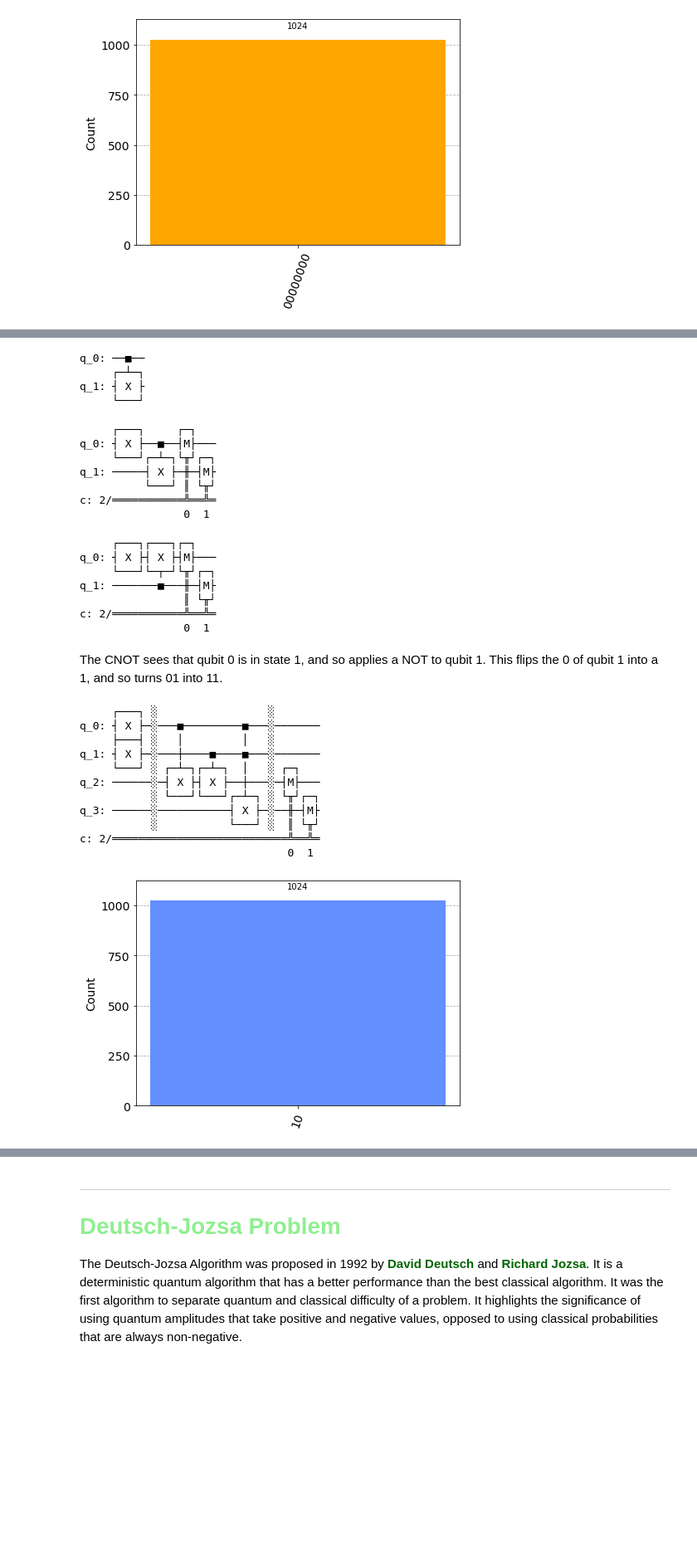
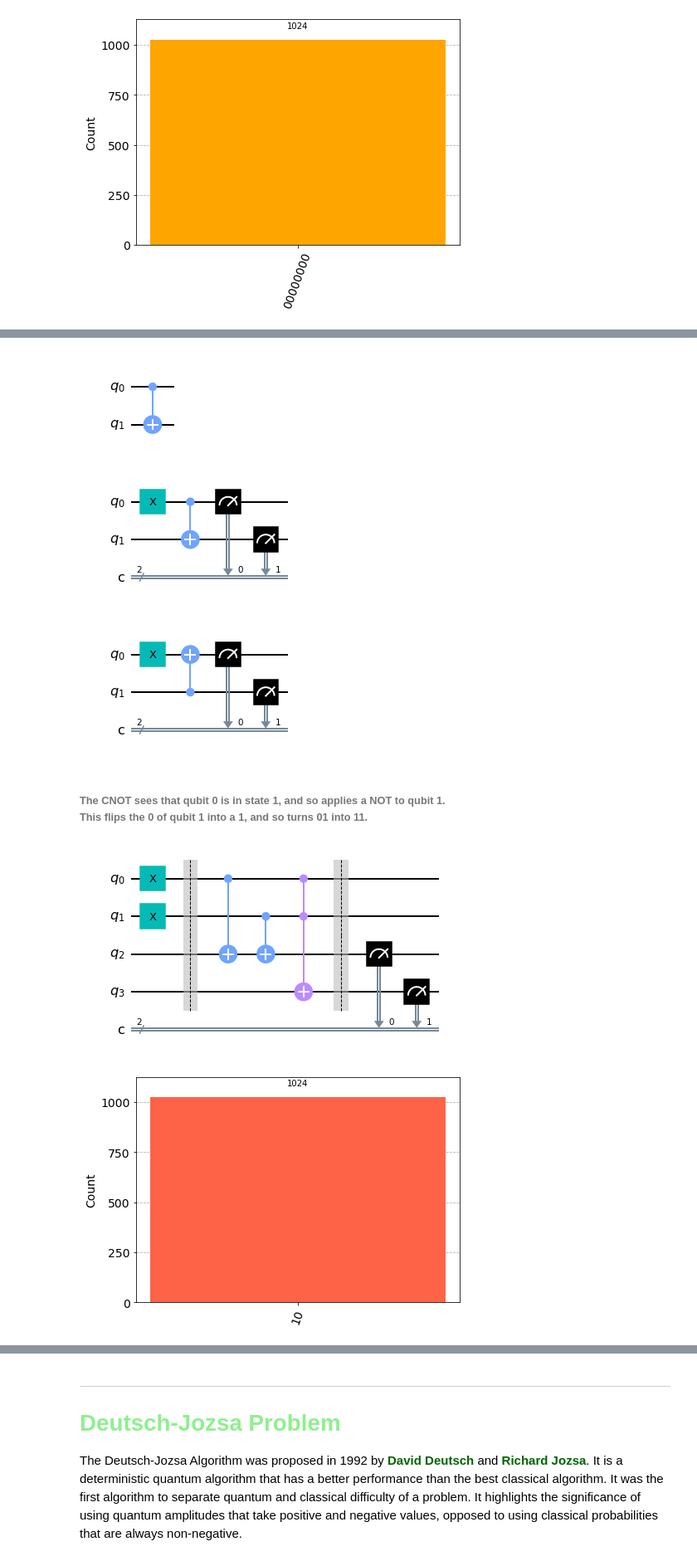
Before and after one commit to alexandrac77/emerging-technologies, a Jupyter notebook: content/Class Notebooks/Quantum Computing.ipynb, the cells around one changed output, grey strips where cells are left out. Shown at 83% size. Saved outputs shown, nothing was run; the diff lists cells and outputs as text; code cells hidden in the pictures; blank space fills up the shorter version.

```diff
--- a/content/Class Notebooks/Quantum Computing.ipynb
+++ b/content/Class Notebooks/Quantum Computing.ipynb
@@ -645,12 +605,9 @@ The CNOT gate behaves in the same way as a XOR gate. It determines if two Qubits
 # larger white sqaure is the target qubit.
 qc_cnot = QuantumCircuit(2)
 qc_cnot.cx(0,1)
-qc_cnot.draw()
+qc_cnot.draw(output='mpl')
 # %% [output]
-q_0: ──■──
-     ┌─┴─┐
-q_1: ┤ X ├
-     └───┘
+[figure, added]
 # %%
 # Testing different CNOT inputs: (0,1) (1,0)
 qc = QuantumCircuit(2,2)
@@ -658,37 +615,25 @@ qc.x(0)
 qc.cx(0,1)
 qc.measure(0,0)
 qc.measure(1,1)
-qc.draw()
+qc.draw(output='mpl')
 # %% [output]
-     ┌───┐     ┌─┐
-q_0: ┤ X ├──■──┤M├───
-     └───┘┌─┴─┐└╥┘┌─┐
-q_1: ─────┤ X ├─╫─┤M├
-          └───┘ ║ └╥┘
-c: 2/═══════════╩══╩═
-                0  1
+[figure, added]
 # %%
 qc = QuantumCircuit(2,2)
 qc.x(0)
 qc.cx(1,0)
 qc.measure(0,0)
 qc.measure(1,1)
-qc.draw()
+qc.draw(output='mpl')
 # %% [output]
-     ┌───┐┌───┐┌─┐
-q_0: ┤ X ├┤ X ├┤M├───
-     └───┘└─┬─┘└╥┘┌─┐
-q_1: ───────■───╫─┤M├
-                ║ └╥┘
-c: 2/═══════════╩══╩═
-                0  1
+[figure, added]
 # %% [markdown]
-The CNOT sees that qubit 0 is in state 1, and so applies a NOT to qubit 1. This flips the 0 of qubit 1 into a 1, and so turns 01 into 11.
+<h6>The CNOT sees that qubit 0 is in state 1, and so applies a NOT to qubit 1. <br>This flips the 0 of qubit 1 into a 1, and so turns 01 into 11.</h6>
 # %%
 qc_ha = QuantumCircuit(4,2)
 # encode inputs in qubits 0 and 1
-qc_ha.x(0) # For a=0, remove the this line. For a=1, leave it.
-qc_ha.x(1) # For b=0, remove the this line. For b=1, leave it.
+qc_ha.x(0)
+qc_ha.x(1)
 qc_ha.barrier()
 # use cnots to write the XOR of the inputs on qubit 2
 qc_ha.cx(0,2)
@@ -700,23 +645,13 @@ qc_ha.barrier()
 qc_ha.measure(2,0) # extract XOR value
 qc_ha.measure(3,1) # extract AND value
 
-qc_ha.draw()
+qc_ha.draw(output='mpl')
 # %% [output]
-     ┌───┐ ░                 ░
-q_0: ┤ X ├─░───■─────────■───░───────
-     ├───┤ ░   │         │   ░
-q_1: ┤ X ├─░───┼────■────■───░───────
-     └───┘ ░ ┌─┴─┐┌─┴─┐  │   ░ ┌─┐
-q_2: ──────░─┤ X ├┤ X ├──┼───░─┤M├───
-           ░ └───┘└───┘┌─┴─┐ ░ └╥┘┌─┐
-q_3: ──────░───────────┤ X ├─░──╫─┤M├
-           ░           └───┘ ░  ║ └╥┘
-c: 2/═══════════════════════════╩══╩═
-                                0  1
+[figure, added]
 # %%
 qobj = assemble(qc_ha)
 counts = sim.run(qobj).result().get_counts()
-plot_histogram(counts)
+plot_histogram(counts, color="tomato")
 # %% [output]
-[figure, old version]
+[figure, new version]
 # %% [markdown]
```
Also changed, not shown: parts of 62 cells of this notebook, 1 other file.
